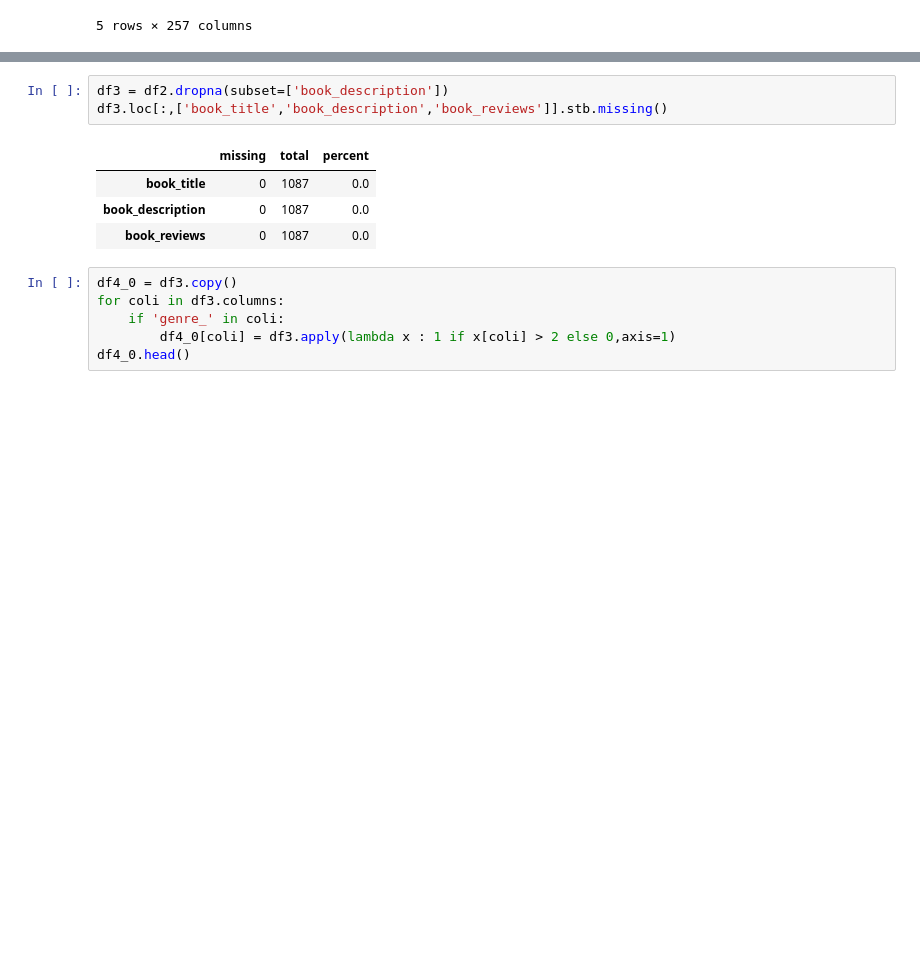
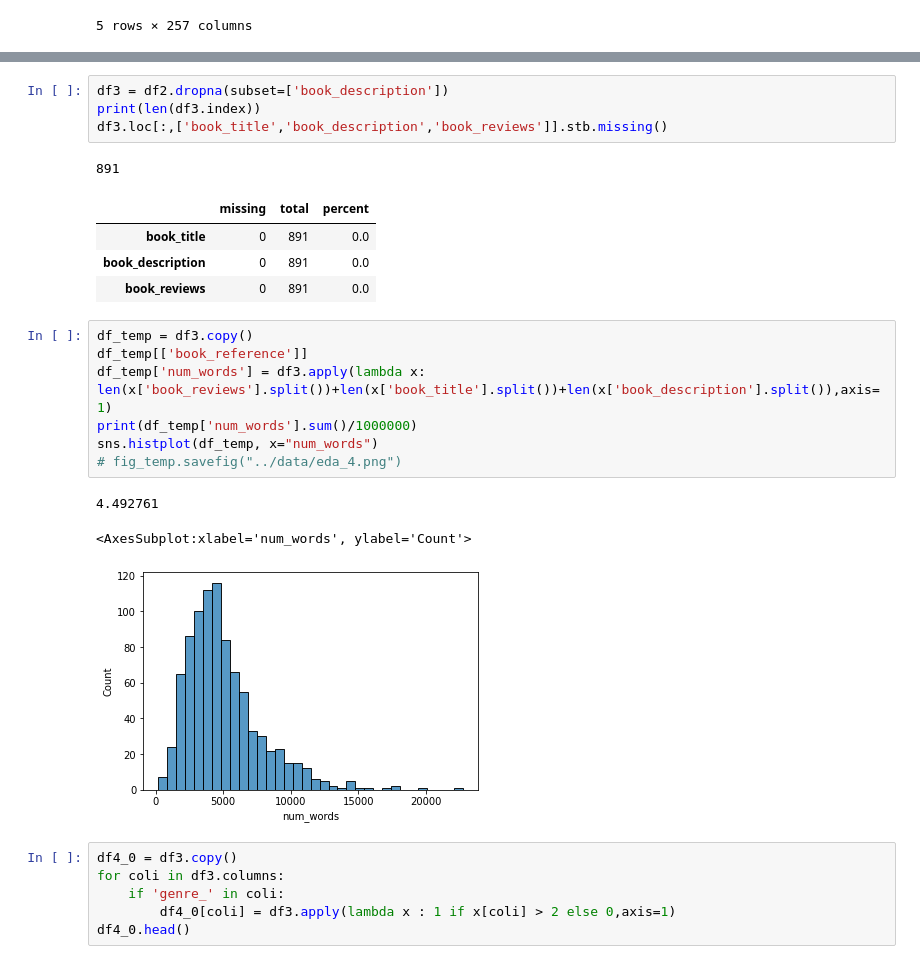
Before and after one commit to 7albertoh/insight_project, a Jupyter notebook: notebooks/01-topic_modeling.ipynb, the cells around one changed output, grey strips where cells are left out. Cells and saved outputs as stored; diff of their text form; blank space fills up the shorter version.

```diff
--- a/notebooks/01-topic_modeling.ipynb
+++ b/notebooks/01-topic_modeling.ipynb
@@ -48,11 +48,24 @@ df2.loc[:,['book_title','book_description','book_reviews']].stb.missing()
 # %%
 df3 = df2.dropna(subset=['book_description'])
+print(len(df3.index))
 df3.loc[:,['book_title','book_description','book_reviews']].stb.missing()
 # %% [output]
+891
 |  | missing | total | percent |
-| book_title | 0 | 1087 | 0.0 |
-| book_description | 0 | 1087 | 0.0 |
-| book_reviews | 0 | 1087 | 0.0 |
+| book_title | 0 | 891 | 0.0 |
+| book_description | 0 | 891 | 0.0 |
+| book_reviews | 0 | 891 | 0.0 |
+# %%
+df_temp = df3.copy()
+df_temp[['book_reference']]
+df_temp['num_words'] = df3.apply(lambda x: len(x['book_reviews'].split())+len(x['book_title'].split())+len(x['book_description'].split()),axis=1)
+print(df_temp['num_words'].sum()/1000000)
+sns.histplot(df_temp, x="num_words")
+# fig_temp.savefig("../data/eda_4.png")
+# %% [output]
+4.492761
+<AxesSubplot:xlabel='num_words', ylabel='Count'>
+[figure, added]
 # %%
 df4_0 = df3.copy()
 for coli in df3.columns:
```
Also changed, not shown: parts of 1 cell of this notebook, 9 other files.
